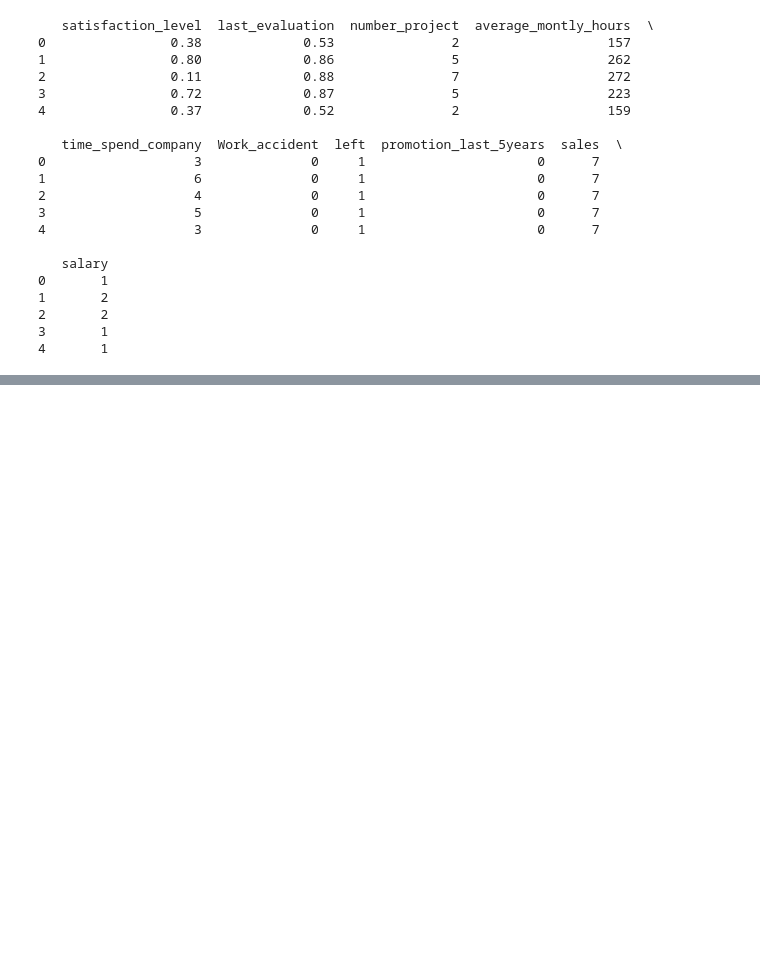
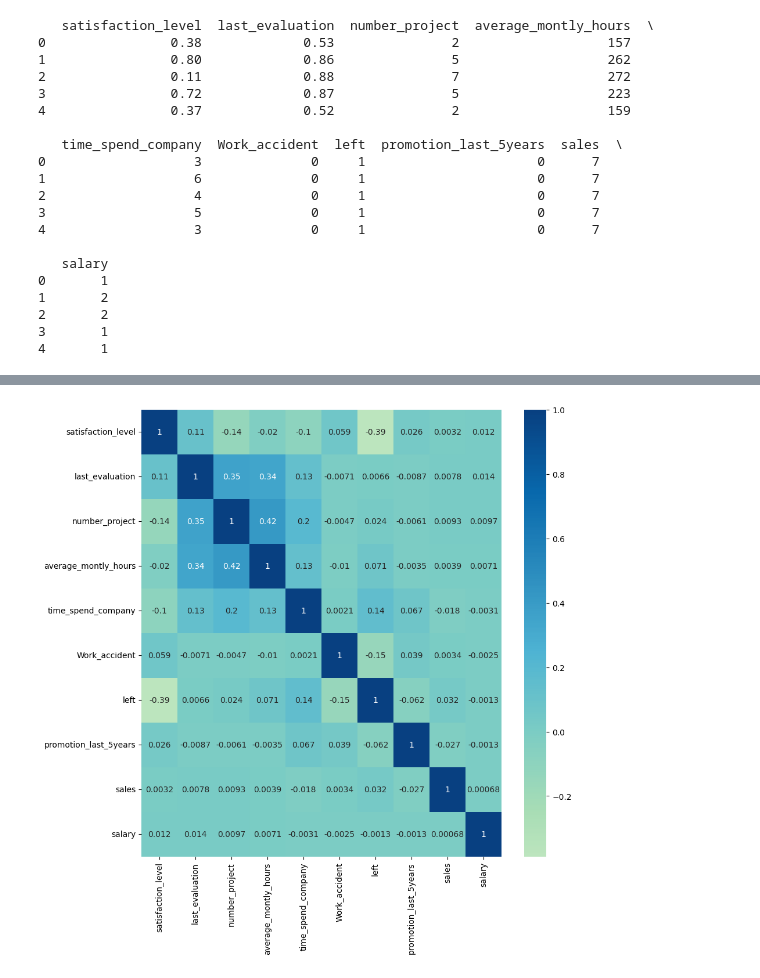
Before and after one commit to madixson/EmployeeChurnHR_Project, a Jupyter notebook: Data_Preprocess.ipynb, the cells around one changed output, grey strips where cells are left out. Cells and saved outputs as stored; diff of their text form; code cells hidden in the pictures; blank space fills up the shorter version.

```diff
--- a/Data_Preprocess.ipynb
+++ b/Data_Preprocess.ipynb
@@ -111,0 +272,8 @@ df.to_csv('/content/drive/MyDrive/EmployeeChurnProject/NewEmployeeData.csv', ind
+# %%
+# Correlation Heatmap
+corrmat = df.corr()
+plt.figure(figsize=(10,10))
+sns.heatmap(corrmat,annot=True,cmap = 'GnBu',center=0)
+plt.show()
+# %% [output]
+[figure, added]
```
Also changed, not shown: parts of 7 cells of this notebook.
